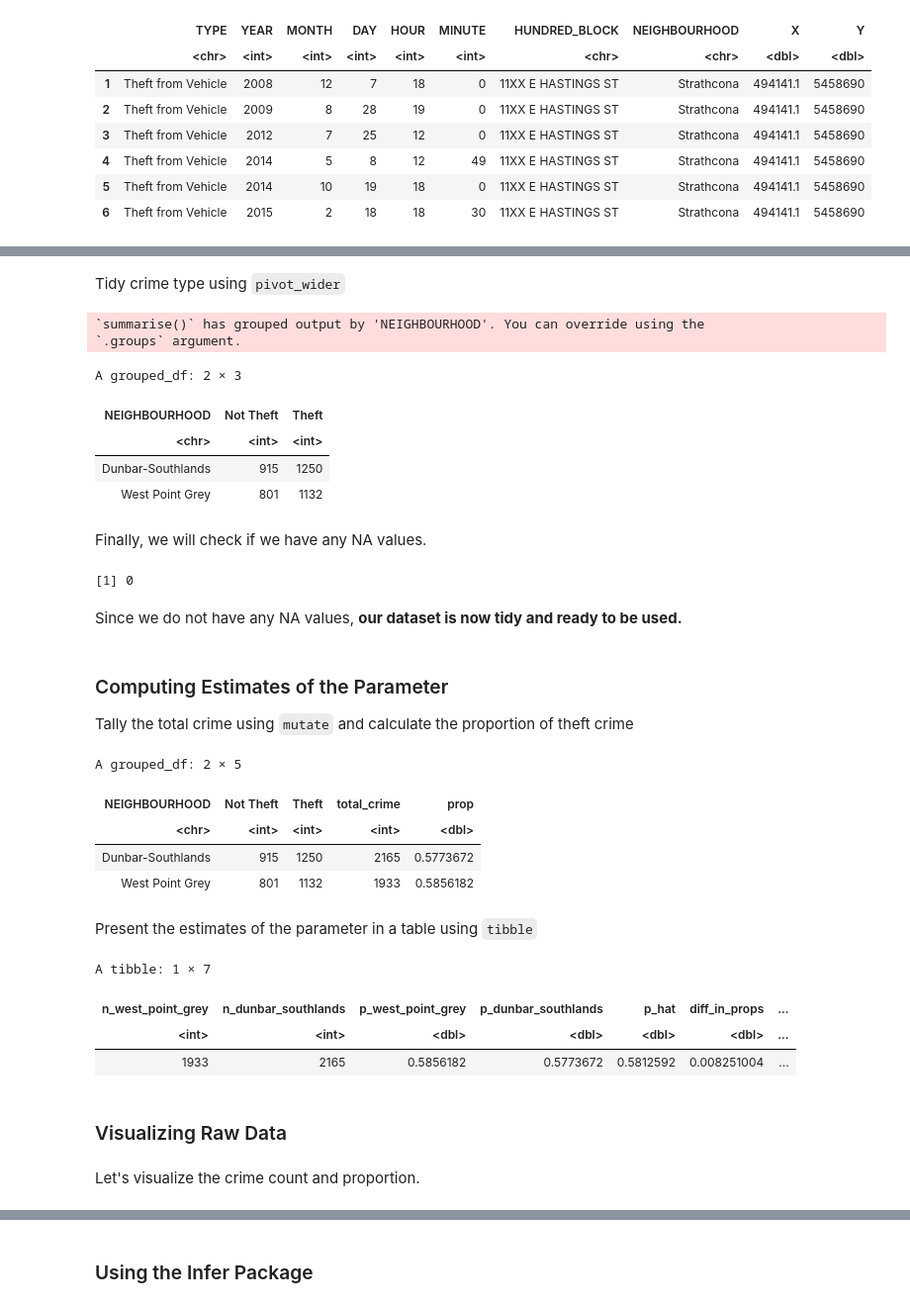
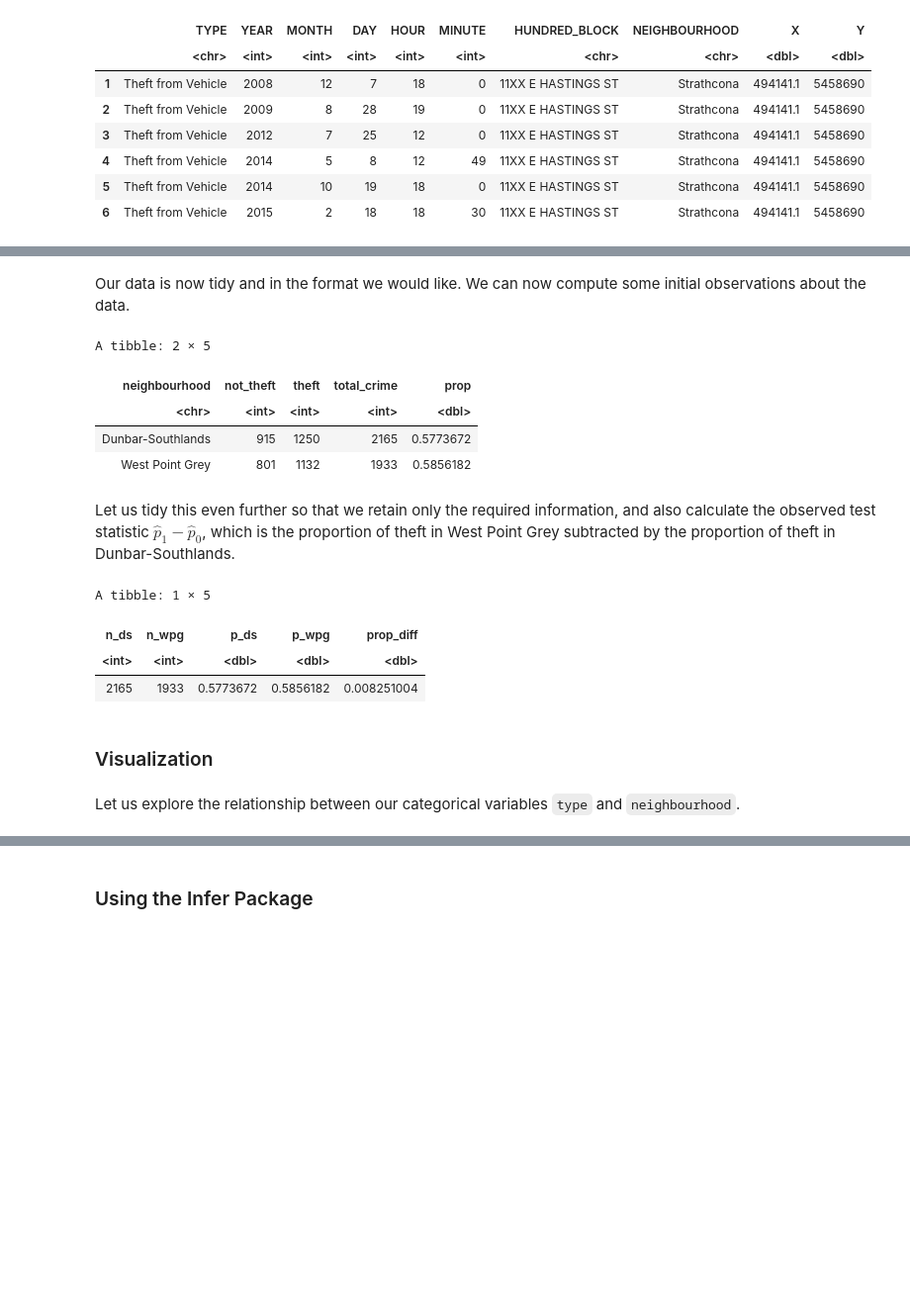
Before and after one commit to fankayii/STAT201_34, a Jupyter notebook: Final Project.ipynb, the cells around one changed output, grey strips where cells are left out. Shown: that part at 99% size. Cells and saved outputs as stored; diff of their text form; code cells hidden in the pictures; blank space fills up the shorter version.

```diff
--- a/Final Project.ipynb
+++ b/Final Project.ipynb
@@ -104,55 +118,36 @@ A data.frame: 6 × 2
 # %% [markdown]
-Tidy crime type using `pivot_wider`
+Our data is now tidy and in the format we would like. We can now compute some initial observations about the data.
 # %%
 crime_type_pivot <- crime_transform %>%
-    group_by(NEIGHBOURHOOD, TYPE) %>%
-    summarize(count = n()) %>%
-    pivot_wider(names_from = TYPE,
-                values_from = count)
+    group_by(neighbourhood, type) %>%
+    summarize(count = n(), .groups = 'drop') %>%
+    pivot_wider(names_from = type,
+                values_from = count) %>%
+    mutate(total_crime = not_theft + theft,
+           prop = theft / total_crime)
+
 head(crime_type_pivot)
 # %% [output]
-`summarise()` has grouped output by 'NEIGHBOURHOOD'. You can override using the
-`.groups` argument.
+A tibble: 2 × 5
-A grouped_df: 2 × 3
-| NEIGHBOURHOOD | Not Theft | Theft |
-| <chr> | <int> | <int> |
-| Dunbar-Southlands | 915 | 1250 |
-| West Point Grey | 801 | 1132 |
+| neighbourhood | not_theft | theft | total_crime | prop |
+| <chr> | <int> | <int> | <int> | <dbl> |
+| Dunbar-Southlands | 915 | 1250 | 2165 | 0.5773672 |
+| West Point Grey | 801 | 1132 | 1933 | 0.5856182 |
-# %% [markdown]
-Finally, we will check if we have any NA values.
-# %%
-na_rows <- crime_type_pivot[!complete.cases(crime_type_pivot), ]
-nrow(na_rows)
-# %% [output]
-[1] 0
-# %% [markdown]
-Since we do not have any NA values, **our dataset is now tidy and ready to be used.**
-# %% [markdown]
-### Computing Estimates of the Parameter
-Tally the total crime using `mutate` and calculate the proportion of theft crime
-# %%
-crime_summary <- crime_type_pivot %>%
-    mutate(total_crime = sum(`Not Theft`, `Theft`),
-           prop = Theft / total_crime)
-crime_summary
-# %% [output]
-A grouped_df: 2 × 5
-| NEIGHBOURHOOD | Not Theft | Theft | total_crime | prop |
-| <chr> | <int> | <int> | <int> | <dbl> |
-| Dunbar-Southlands | 915 | 1250 | 2165 | 0.5773672 |
-| West Point Grey | 801 | 1132 | 1933 | 0.5856182 |
 # %% [markdown]
-Present the estimates of the parameter in a table using `tibble`
+Let us tidy this even further so that we retain only the required information, and also calculate the observed test statistic $\hat{p}_1-\hat{p}_0$, which is the proportion of theft in West Point Grey subtracted by the proportion of theft in Dunbar-Southlands.
 # %%
-tibble(n_west_point_grey = crime_summary$total_crime[2],
-       n_dunbar_southlands = crime_summary$total_crime[1],
-       p_west_point_grey = crime_summary$prop[2],
-       p_dunbar_southlands = crime_summary$prop[1],
-       p_hat = (n_west_point_grey*p_west_point_grey + n_dunbar_southlands*p_dunbar_southlands)/(n_west_point_grey + n_dunbar_southlands),
-       diff_in_props = p_west_point_grey - p_dunbar_southlands,
-       std_error = sqrt(p_hat * (1 - p_hat) * (1 / n_west_point_grey + 1 / n_dunbar_southlands)))
+crime_estimates <- crime_summary |>
+    select(neighbourhood, total_crime, prop) |>
+    pivot_wider(names_from = neighbourhood, values_from=c(total_crime, prop))
+
+colnames(crime_estimates) <- c('n_ds', 'n_wpg', 'p_ds', 'p_wpg')
+
+crime_estimates <- crime_estimates |>
+    mutate(prop_diff = p_wpg - p_ds)
+
+crime_estimates
 # %% [output]
-A tibble: 1 × 7
+A tibble: 1 × 5
-| n_west_point_grey | n_dunbar_southlands | p_west_point_grey | p_dunbar_southlands | p_hat | diff_in_props | ... |
-| <int> | <int> | <dbl> | <dbl> | <dbl> | <dbl> | ... |
-| 1933 | 2165 | 0.5856182 | 0.5773672 | 0.5812592 | 0.008251004 | ... |
+| n_ds | n_wpg | p_ds | p_wpg | prop_diff |
+| <int> | <int> | <dbl> | <dbl> | <dbl> |
+| 2165 | 1933 | 0.5773672 | 0.5856182 | 0.008251004 |
@@ -159,4 +157,4 @@ A tibble: 1 × 7
 # %% [markdown]
-### Visualizing Raw Data
+### Visualization
 # %% [markdown]
-Let's visualize the crime count and proportion.
+Let us explore the relationship between our categorical variables `type` and `neighbourhood`.
```
Also changed, not shown: parts of 55 cells of this notebook.
